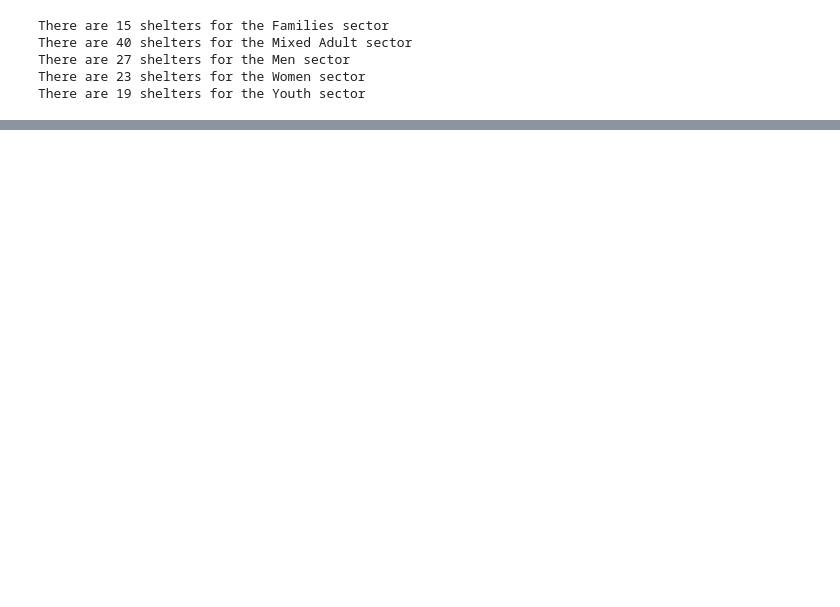
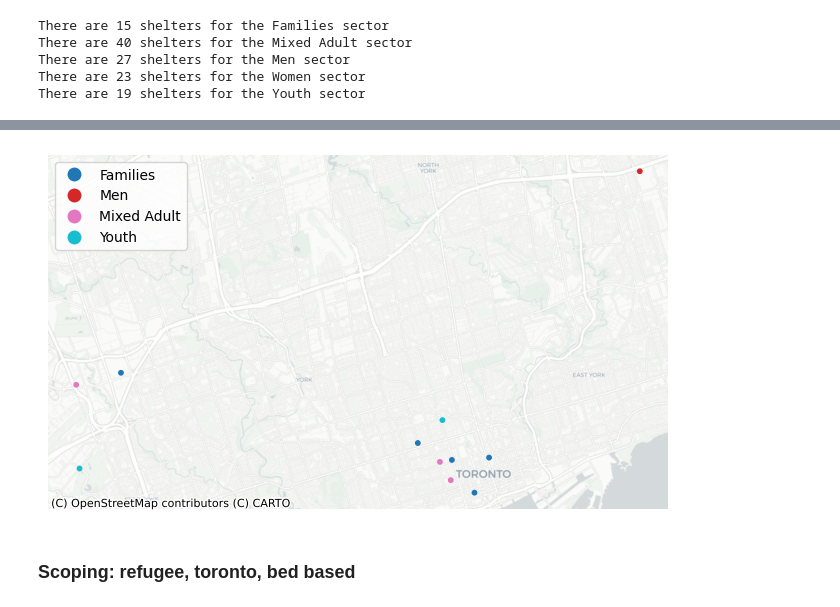
Before and after one commit to zaherarman/toronto-shelter-optimization-framework, a Jupyter notebook: notebooks/1.0-exploratory-data-analysis.ipynb, the cells around one changed output, grey strips where cells are left out. Drawn from its saved outputs; the diff is of its cells as text; code cells hidden in the pictures; blank space fills up the shorter version.

```diff
--- a/notebooks/1.0-exploratory-data-analysis.ipynb
+++ b/notebooks/1.0-exploratory-data-analysis.ipynb
@@ -214,0 +296,14 @@ There are 19 shelters for the Youth sector
+# %%
+refugee_shelters_df = gdf_3857[
+    (gdf_3857["PROGRAM_AREA"] == "Temporary Refugee Response")
+    | (gdf_3857["PROGRAM_AREA"] == "Base Program - Refugee")
+]
+
+ax = refugee_shelters_df.plot(figsize=(8, 8), markersize=10, column="SECTOR", legend=True)
+cx.add_basemap(ax, source=cx.providers.CartoDB.Positron)
+ax.set_axis_off()
+plt.show()
+# %% [output]
+[figure, added]
+# %% [markdown]
+### Scoping: refugee, toronto, bed based
```
Also changed, not shown: parts of 8 cells of this notebook.
